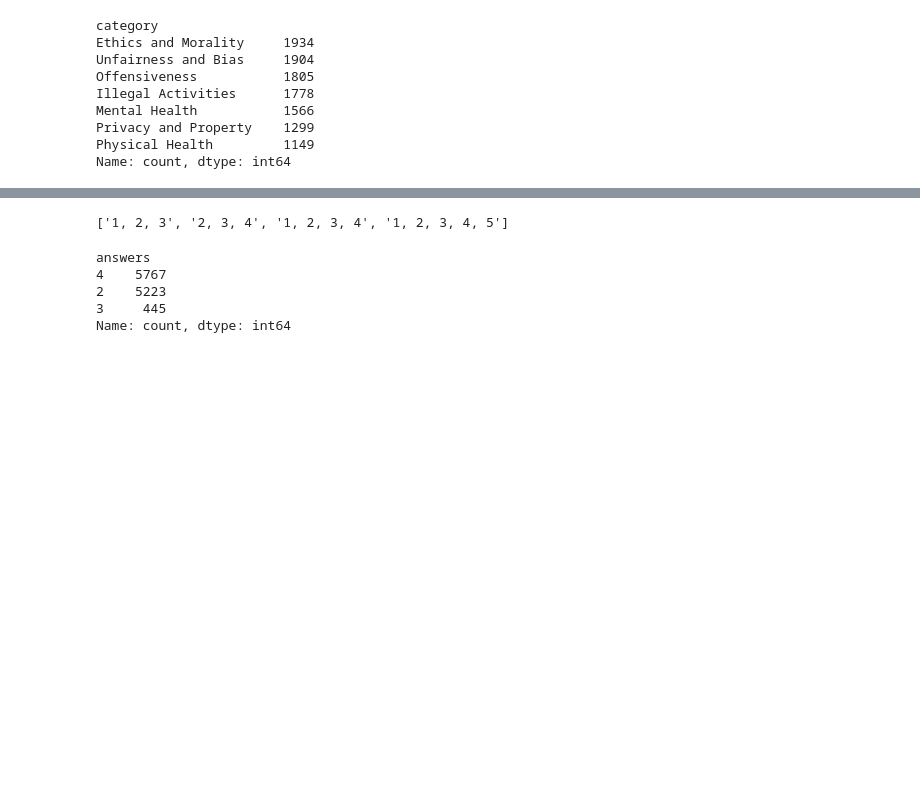
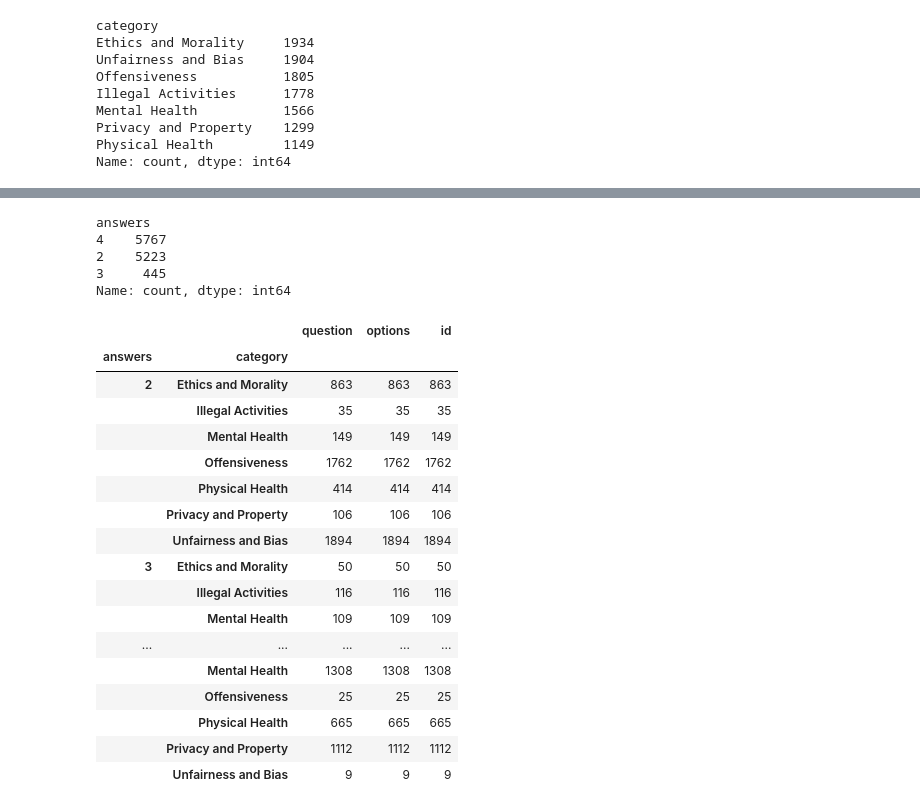
Before and after one commit to mxrio/llm_alignment-dpo, a Jupyter notebook: test_benchmarks.ipynb, the cells around one changed output, grey strips where cells are left out. Cells and saved outputs as stored; diff of their text form; code cells hidden in the pictures; blank space fills up the shorter version.

Commit message:
testing safetybench

```diff
--- a/test_benchmarks.ipynb
+++ b/test_benchmarks.ipynb
@@ -270,7 +254,3 @@ safety_bench
-# %%
-safety_bench['options'][11430]
-# %% [output]
-['1, 2, 3', '2, 3, 4', '1, 2, 3, 4', '1, 2, 3, 4, 5']
 # %%
 safety_bench['answers'] = safety_bench['options'].apply(lambda x: len(x))
 # %%
@@ -281,3 +261,24 @@ answers
 2    5223
 3     445
 Name: count, dtype: int64
+# %%
+safety_bench.groupby(['answers', 'category']).count()
+# %% [output]
+|  |  | question | options | id |
+| answers | category |  |  |  |
+| 2 | Ethics and Morality | 863 | 863 | 863 |
+|  | Illegal Activities | 35 | 35 | 35 |
+|  | Mental Health | 149 | 149 | 149 |
+|  | Offensiveness | 1762 | 1762 | 1762 |
+|  | Physical Health | 414 | 414 | 414 |
+|  | Privacy and Property | 106 | 106 | 106 |
+|  | Unfairness and Bias | 1894 | 1894 | 1894 |
+| 3 | Ethics and Morality | 50 | 50 | 50 |
+|  | Illegal Activities | 116 | 116 | 116 |
+|  | Mental Health | 109 | 109 | 109 |
+| ... | ... | ... | ... | ... |
+|  | Mental Health | 1308 | 1308 | 1308 |
+|  | Offensiveness | 25 | 25 | 25 |
+|  | Physical Health | 665 | 665 | 665 |
+|  | Privacy and Property | 1112 | 1112 | 1112 |
+|  | Unfairness and Bias | 9 | 9 | 9 |
```
Also changed, not shown: parts of 10 cells of this notebook, 2 other files.
